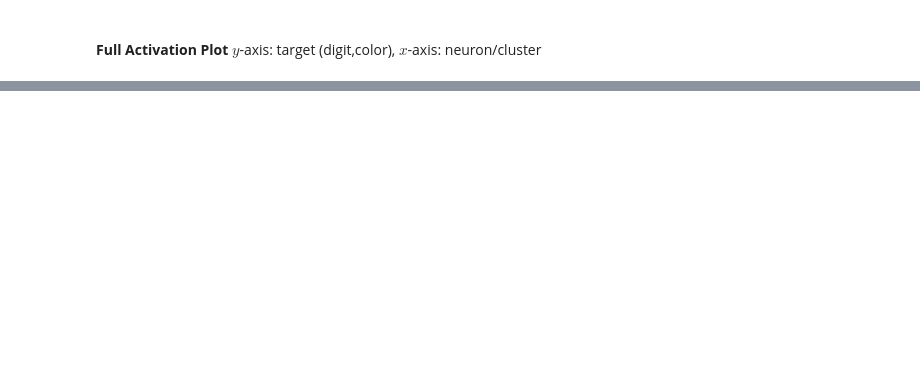
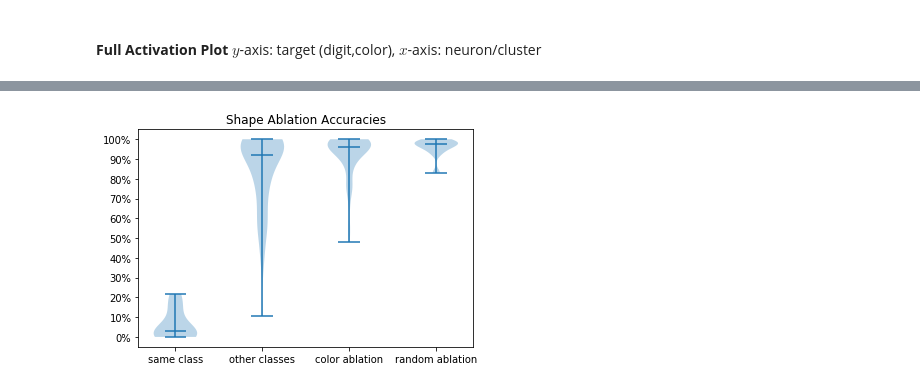
Before and after one commit to tim-henry/experiment-framework, a Jupyter notebook: util/activation_plots.ipynb, the cells around one changed output, grey strips where cells are left out. Saved outputs shown, nothing was run; the diff lists cells and outputs as text; code cells hidden in the pictures; blank space fills up the shorter version.

```diff
--- a/util/activation_plots.ipynb
+++ b/util/activation_plots.ipynb
@@ -131,0 +416,93 @@ plot_act_matrix(act_matrix=normalized_acts_mat, combinations_list=combinations,
+# %%
+
+file = "../analysis/" + model_name +"/"+ model_name +"_{}_ablation_{}.npy"
+file2 = "../analysis/"+ model_name +"/"+ model_name +"_{}_ablation_{}_location.npy"
+file = file.format
+file2 = file2.format
+
+d1 = np.load(file("shape","shape"))
+d2 = np.load(file("shape","color"))
+d3 = np.load(file("color","shape"))
+d4 = np.load(file("color","color"))
+d5 = np.load(file("random","shape"))
+d6 = np.load(file("random","color"))
+
+d1_loc = np.load(file2("shape","shape"))
+d2_loc = np.load(file2("shape","color"))
+d3_loc = np.load(file2("color","shape"))
+d4_loc = np.load(file2("color","color"))
+d5_loc = np.load(file2("random","shape"))
+d6_loc = np.load(file2("random","color"))
+
+showmedians = show_violin_plot_median
+showmeans = show_violin_plot_mean
+showextrema = show_violin_plot_extrema
+
+#accuracy of ablated class
+shape_diagonal_vals = np.diagonal(d1)
+color_diagonal_vals = np.diagonal(d4)
+loc_diagonal_vals = np.diagonal(d1_loc)
+cloc_diagonal_vals = np.diagonal(d4_loc)
+
+#accuracy of non-ablated class
+shape_nondiagonal_vals = d1[np.identity(10)==0]
+color_nondiagonal_vals = d4[np.identity(10)==0]
+loc_nondiagonal_vals = d1_loc[np.identity(9)==0]
+cloc_nondiagonal_vals = d4_loc[np.identity(9)==0]
+
+#accuracy with ablated from different attribute
+shape_ablate_color_vals = d3
+color_ablate_shape_vals = d2
+loc_ablate_color_vals = d3_loc
+cloc_ablate_loc_vals = d2_loc
+
+#Ablate random 100 - accuracy
+shape_ablate_random_vals = d5
+color_ablate_random_vals = d6
+loc_ablate_random_vals = d5_loc
+cloc_ablate_random_vals = d6_loc
+
+yticklabels =[str(r) + '%' for r in range(0,110,10)]
+
+shape_violin = [shape_diagonal_vals,shape_nondiagonal_vals,shape_ablate_color_vals,shape_ablate_random_vals]
+fig, ax = plt.subplots()
+ax.set_title("Shape Ablation Accuracies")
+ax.set_xticks([1,2,3,4])
+ax.set_xticklabels(['same class','other classes', 'color ablation', 'random ablation'])
+ax.set_yticks([0,.1,.2,.3,.4,.5,.6,.7,.8,.9,1.0])
+ax.set_yticklabels(yticklabels)
+plt.violinplot(shape_violin, showmedians=showmedians,showextrema=showextrema,showmeans = showmeans)
+plt.show()
+
+color_violin = [color_diagonal_vals,color_nondiagonal_vals,color_ablate_shape_vals,color_ablate_random_vals]
+fig, ax = plt.subplots()
+ax.set_title("Color Ablation Accuracies")
+ax.set_xticks([1,2,3,4])
+ax.set_xticklabels(['same class','other classes', 'shape ablation', 'random ablation'])
+ax.set_yticks([0,.1,.2,.3,.4,.5,.6,.7,.8,.9,1.0])
+ax.set_yticklabels(yticklabels)
+plt.violinplot(color_violin, showmedians=showmedians,showextrema=showextrema,showmeans = showmeans)
+plt.show()
+
+
+shape_violin = [loc_diagonal_vals,loc_nondiagonal_vals,loc_ablate_color_vals,loc_ablate_random_vals]
+fig, ax = plt.subplots()
+ax.set_title("Shape Ablation Accuracies")
+ax.set_xticks([1,2,3,4])
+ax.set_xticklabels(['same class','other classes', 'position ablation', 'random ablation'])
+ax.set_yticks([0,.1,.2,.3,.4,.5,.6,.7,.8,.9,1.0])
+ax.set_yticklabels(yticklabels)
+plt.violinplot(shape_violin, showmedians=showmedians,showextrema=showextrema,showmeans = showmeans)
+plt.show()
+
+color_violin = [cloc_diagonal_vals,cloc_nondiagonal_vals,cloc_ablate_loc_vals,cloc_ablate_random_vals]
+fig, ax = plt.subplots()
+ax.set_title("Position Ablation Accuracies")
+ax.set_xticks([1,2,3,4])
+ax.set_xticklabels(['same class','other classes', 'shape ablation', 'random ablation'])
+ax.set_yticks([0,.1,.2,.3,.4,.5,.6,.7,.8,.9,1.0])
+ax.set_yticklabels(yticklabels)
+plt.violinplot(color_violin, showmedians=showmedians,showextrema=showextrema,showmeans = showmeans)
+plt.show()
+# %% [output]
+[figure, added]
```
Also changed, not shown: parts of 23 cells of this notebook, 4 other files.
